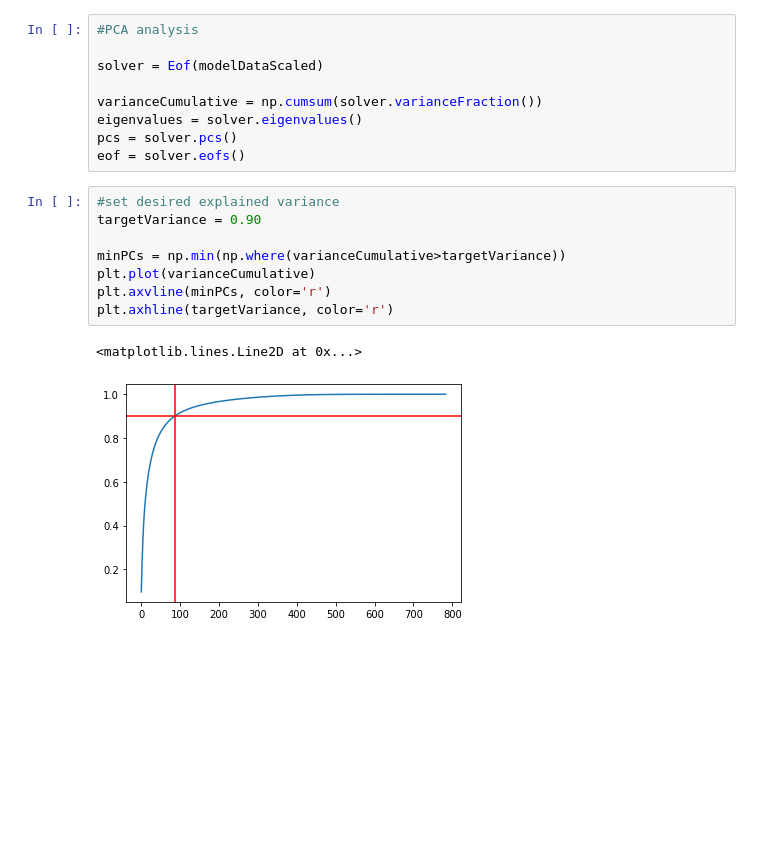
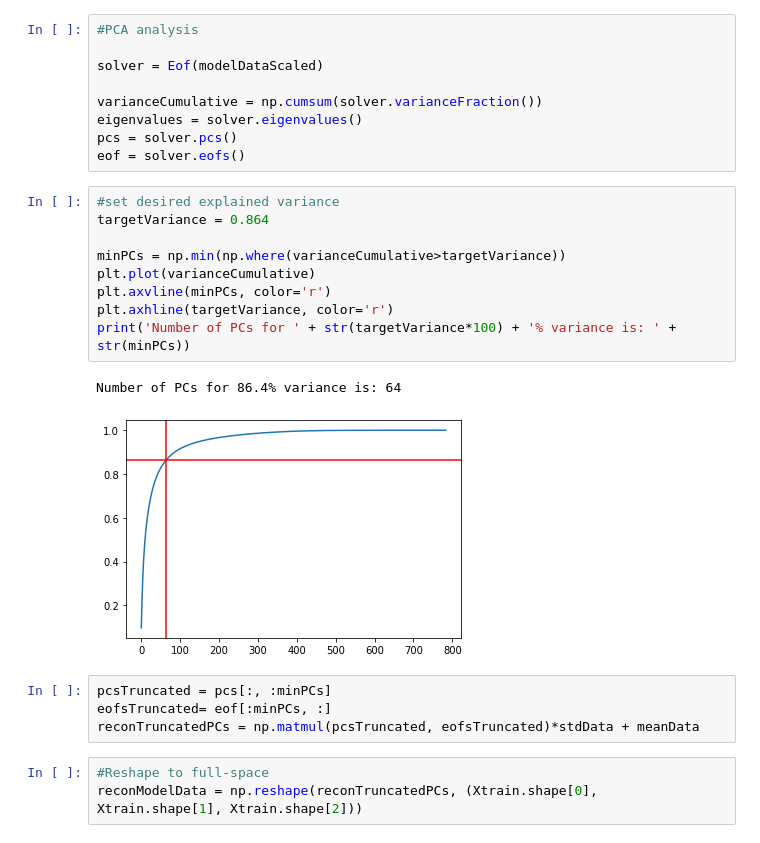
Before and after one commit to DL-WG/ROMS-tutorial, a Jupyter notebook: MNIST_PCA.ipynb, the cells around one changed output. Drawn from its saved outputs; the diff is of its cells as text; blank space fills up the shorter version.

```diff
--- a/MNIST_PCA.ipynb
+++ b/MNIST_PCA.ipynb
@@ -50,12 +58,20 @@ pcs = solver.pcs()
 eof = solver.eofs()
 # %%
 #set desired explained variance
-targetVariance = 0.90
+targetVariance = 0.864
 
 minPCs = np.min(np.where(varianceCumulative>targetVariance))
 plt.plot(varianceCumulative)
 plt.axvline(minPCs, color='r')
 plt.axhline(targetVariance, color='r')
+print('Number of PCs for ' + str(targetVariance*100) + '% variance is: ' + str(minPCs))
 # %% [output]
-<matplotlib.lines.Line2D at 0x...>
+Number of PCs for 86.4% variance is: 64
-[figure, old version]
+[figure, new version]
+# %%
+pcsTruncated = pcs[:, :minPCs]
+eofsTruncated= eof[:minPCs, :]
+reconTruncatedPCs = np.matmul(pcsTruncated, eofsTruncated)*stdData + meanData
+# %%
+#Reshape to full-space
+reconModelData = np.reshape(reconTruncatedPCs, (Xtrain.shape[0], Xtrain.shape[1], Xtrain.shape[2]))
```
Also changed, not shown: parts of 6 cells of this notebook.
